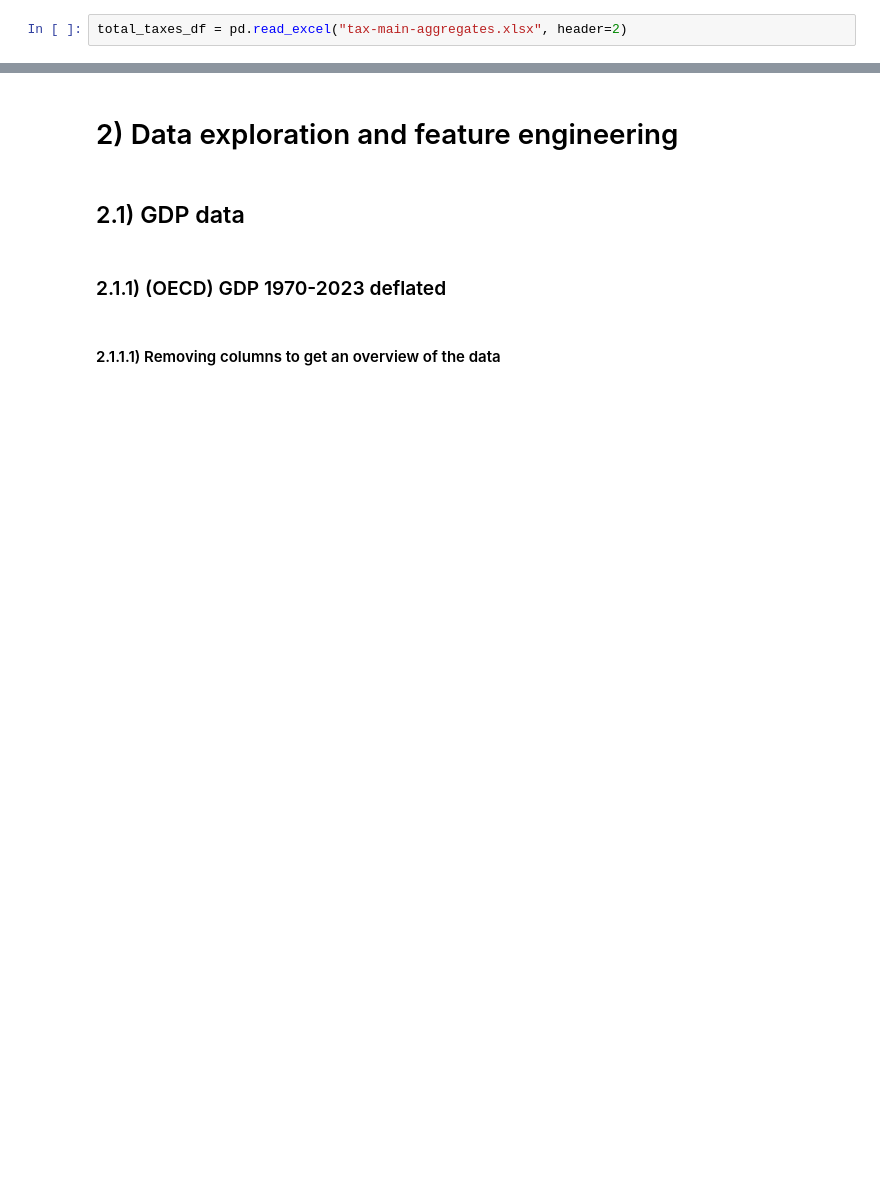
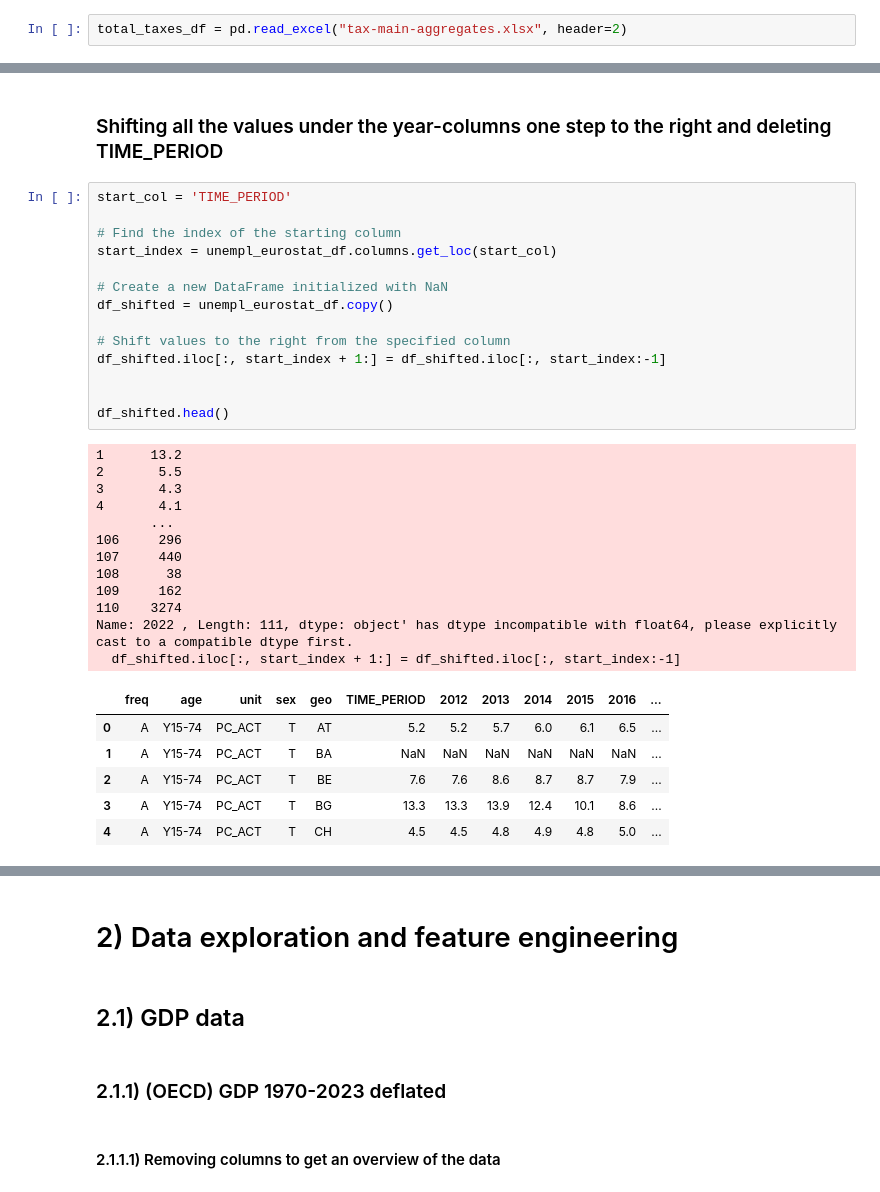
Before and after one commit to TRossen89/BI_Exam, a Jupyter notebook: SocialBenefitsEmploymentAndGDP.ipynb, the cells around one changed output, grey strips where cells are left out. Saved outputs shown, nothing was run; the diff lists cells and outputs as text; blank space fills up the shorter version.

```diff
--- a/SocialBenefitsEmploymentAndGDP.ipynb
+++ b/SocialBenefitsEmploymentAndGDP.ipynb
@@ -237,0 +283,35 @@ total_taxes_df.head()
+# %% [markdown]
+### Shifting all the values under the year-columns one step to the right and deleting TIME_PERIOD
+# %%
+start_col = 'TIME_PERIOD'
+
+# Find the index of the starting column
+start_index = unempl_eurostat_df.columns.get_loc(start_col)
+
+# Create a new DataFrame initialized with NaN
+df_shifted = unempl_eurostat_df.copy()
+
+# Shift values to the right from the specified column
+df_shifted.iloc[:, start_index + 1:] = df_shifted.iloc[:, start_index:-1]
+
+
+df_shifted.head()
+# %% [output]
+1      13.2
+2       5.5
+3       4.3
+4       4.1
+       ...
+106     296
+107     440
+108      38
+109     162
+110    3274
+Name: 2022 , Length: 111, dtype: object' has dtype incompatible with float64, please explicitly cast to a compatible dtype first.
+  df_shifted.iloc[:, start_index + 1:] = df_shifted.iloc[:, start_index:-1]
+|  | freq | age | unit | sex | geo | TIME_PERIOD | 2012 | 2013 | 2014 | 2015 | 2016 | ... |
+| 0 | A | Y15-74 | PC_ACT | T | AT | 5.2 | 5.2 | 5.7 | 6.0 | 6.1 | 6.5 | ... |
+| 1 | A | Y15-74 | PC_ACT | T | BA | NaN | NaN | NaN | NaN | NaN | NaN | ... |
+| 2 | A | Y15-74 | PC_ACT | T | BE | 7.6 | 7.6 | 8.6 | 8.7 | 8.7 | 7.9 | ... |
+| 3 | A | Y15-74 | PC_ACT | T | BG | 13.3 | 13.3 | 13.9 | 12.4 | 10.1 | 8.6 | ... |
+| 4 | A | Y15-74 | PC_ACT | T | CH | 4.5 | 4.5 | 4.8 | 4.9 | 4.8 | 5.0 | ... |
```
Also changed, not shown: parts of 34 cells of this notebook, 3 other files.
